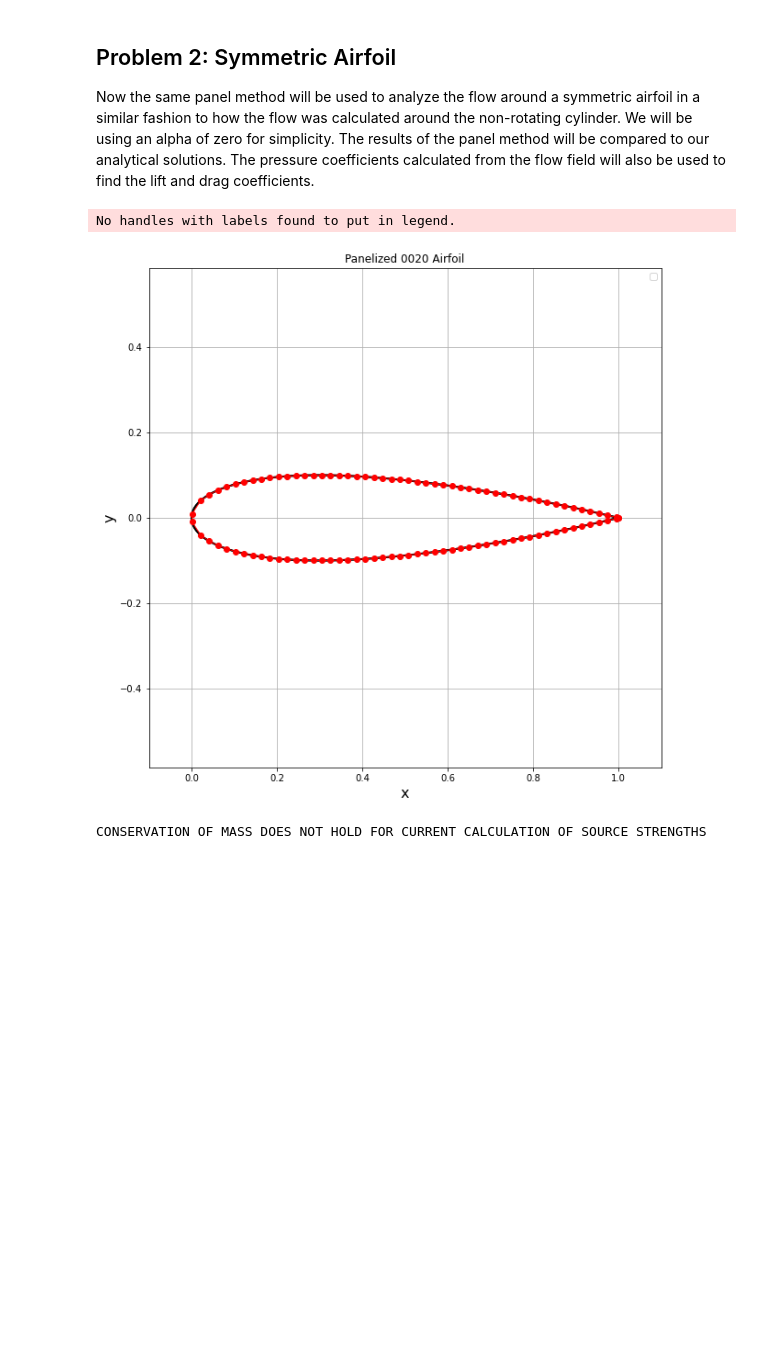
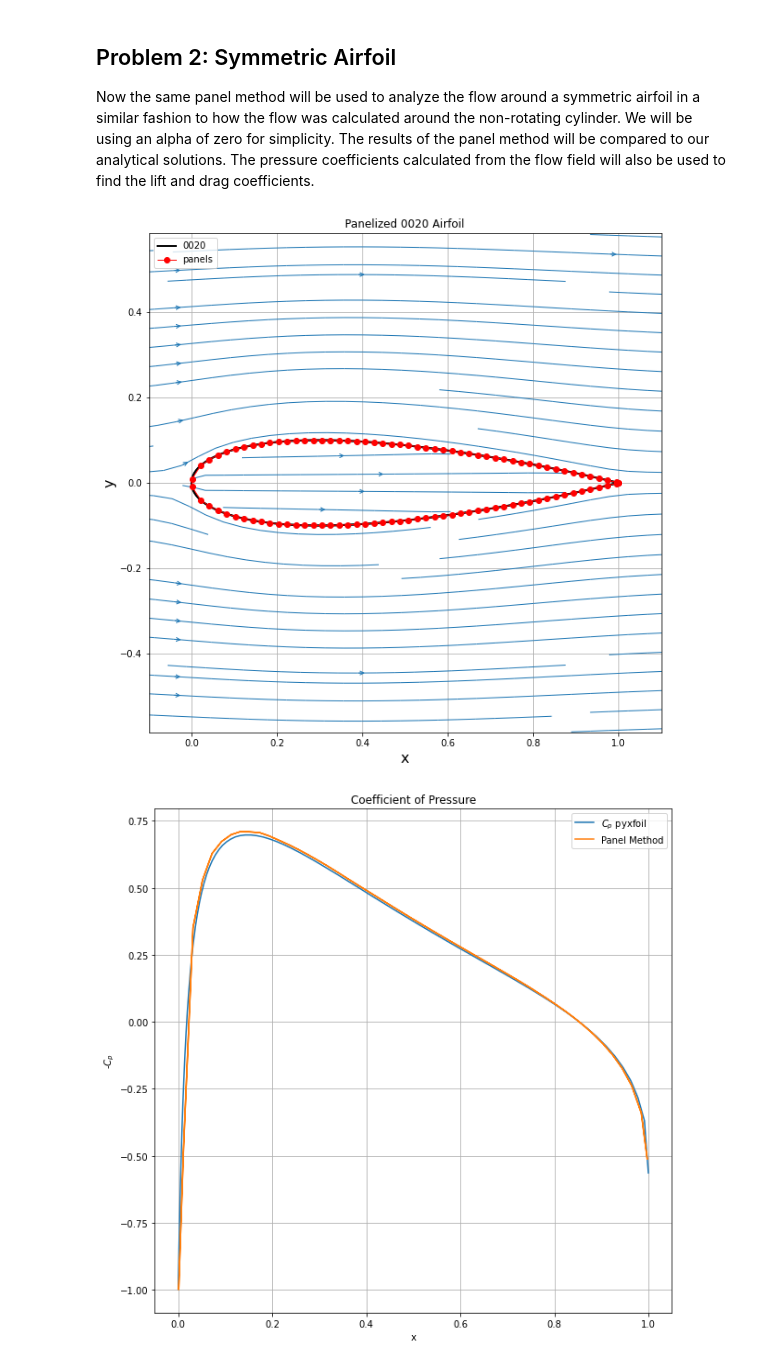
Before and after one commit to Keldencodes/eae127, a Jupyter notebook: Ben-Ora_Project3/Ben-Ora_Project3.ipynb, the cells around one changed output. Drawn from its saved outputs; the diff is of its cells as text; code cells hidden in the pictures; blank space fills up the shorter version.

```diff
--- a/Ben-Ora_Project3/Ben-Ora_Project3.ipynb
+++ b/Ben-Ora_Project3/Ben-Ora_Project3.ipynb
@@ -225,9 +225,9 @@ ax1.streamplot(X, Y, u, v, density=1, linewidth=1, arrowsize=1, arrowstyle='->')
 
 R = 1.0
 x_center, y_center = 0.0, 0.0
-theta = numpy.linspace(0.0, 2 * math.pi, 100)
-x_cylinder, y_cylinder = (x_center + R * numpy.cos(theta),
-                          y_center + R * numpy.sin(theta))
+theta = np.linspace(0.0, 2 * math.pi, 100)
+x_cylinder, y_cylinder = (x_center + R * np.cos(theta),
+                          y_center + R * np.sin(theta))
 # plot the panels and cylinder
 
 plt.plot(x_cylinder, y_cylinder, label='cylinder', color='b', linestyle='-', linewidth=1)
@@ -408,13 +408,13 @@ plt.plot(x, y, color='k', linestyle='-', linewidth=2)
 plt.axis('equal')
 plt.xlim(-0.1, 1.1)
 plt.ylim(-0.1, 0.1)
-plt.plot(x, y, color='k', linestyle='-', linewidth=2)
+plt.plot(x, y, color='k', linestyle='-', linewidth=2, label='0020')
 plt.plot(np.append([panel.xa for panel in panels], panels[0].xa),
             np.append([panel.ya for panel in panels], panels[0].ya),
-            linestyle='-', linewidth=1, marker='o', markersize=6, color='r')
+            linestyle='-', linewidth=1, marker='o', markersize=6, color='r', label='panels')
+
+plt.title('Panelized 0020 Airfoil')
 plt.legend()
-plt.title('Panelized 0020 Airfoil')
-plt.show()
 
 
 # from aeropython lesson 10
@@ -444,33 +444,55 @@ def build_rhs(panels, freestream):
     return b
 A = build_matrix(panels)           # compute the singularity matrix
 b = build_rhs(panels, freestream)  # compute the freestream RHS
 sigma = np.linalg.solve(A, b)
 for i, panel in enumerate(panels):
     panel.sigma = sigma[i]
 
 
 def get_tangential_velocity(panels, freestream):
     N = len(panels)
     A = np.empty((N, N), dtype=float)
     np.fill_diagonal(A, 0.0)
     for i, p_i in enumerate(panels):
         for j, p_j in enumerate(panels):
             if i != j:
                 A[i, j] = 0.5 / math.pi * integral(p_i.xc, p_i.yc, p_j,
                                                    -math.sin(p_i.beta),
                                                    math.cos(p_i.beta))
     b = freestream.u_inf * np.sin([freestream.alpha - panel.beta
                                       for panel in panels])
     sigma = np.array([panel.sigma for panel in panels])
     vt = np.dot(A, sigma) + b
     for i, panel in enumerate(panels):
         panel.vt = vt[i]
 get_tangential_velocity(panels, freestream)
 def get_pressure_coefficient(panels, freestream):
     for panel in panels:
         panel.cp = 1.0 - (panel.vt / freestream.u_inf)**2
 get_pressure_coefficient(panels, freestream)
+# plotting streamlines
+#u, v = get_velocity_field(panels, freestream.u_inf, X, Y)
+plt.streamplot(X, Y, u, v, density=3, linewidth=1, arrowsize=1, arrowstyle='->')
+plt.show()
+
+cp_filepath = os.path.join('resources', 'naca0020_surfCP_Re0.00e+00a0.0.dat')
+with open(cp_filepath, 'r') as file_name:
+    x, y, c = np.loadtxt(file_name,unpack=True)
+# plotting the difference in cp between panel method solver and pyxfoil
+plt.figure(figsize=(10, 10))
+plt.plot(x[0:int(len(x)/2)], -c[0:int(len(x)/2)], label='$C_p$ pyxfoil')
+cps = []
+xs = []
+for i in range(len(panels)):
+    cps.append(-panels[i].cp)
+    xs.append(panels[i].xc)
+
+plt.plot(xs, cps, label='Panel Method')
+plt.ylabel('-$C_p$')
+plt.xlabel('x')
+plt.title('Coefficient of Pressure')
+plt.legend()
+plt.grid()
 # %% [output]
-No handles with labels found to put in legend.
-[figure, old version]
+[figure, new version]
-CONSERVATION OF MASS DOES NOT HOLD FOR CURRENT CALCULATION OF SOURCE STRENGTHS
+[figure, added]
```
Also changed, not shown: parts of 1 cell of this notebook, 4 other files.
